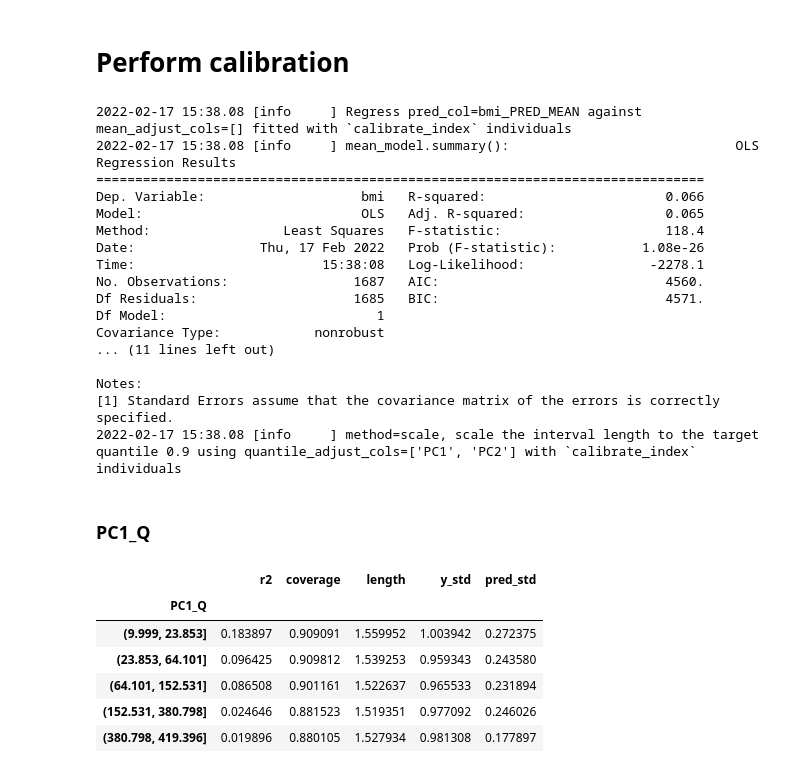
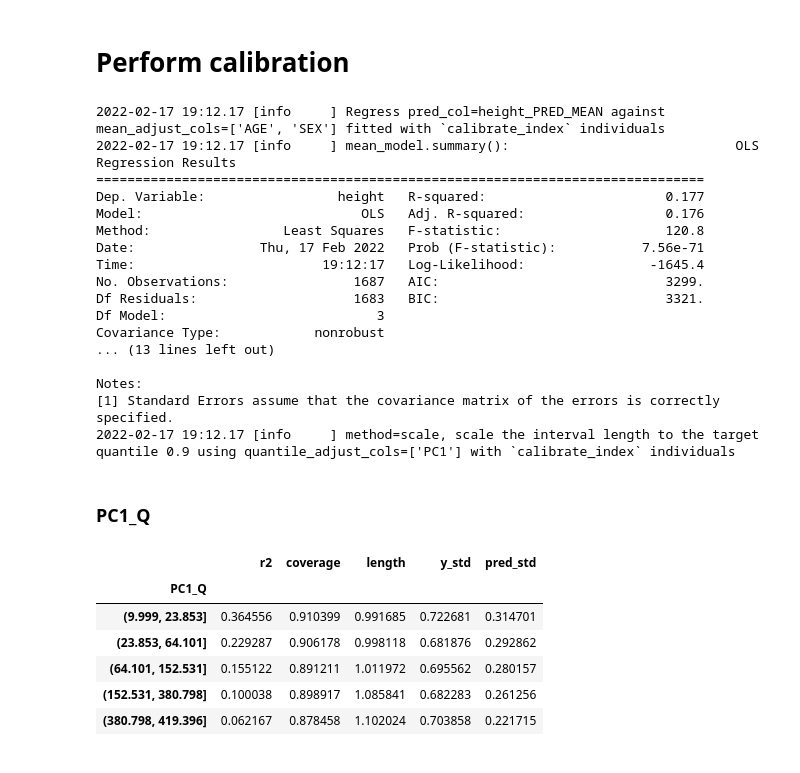
Before and after one commit to KangchengHou/calpred-manuscript, a Jupyter notebook: notebooks/calibrate-real.ipynb, the cells around one changed output. Saved outputs shown, nothing was run; the diff lists cells and outputs as text; code cells hidden in the pictures.

```diff
--- a/notebooks/calibrate-real.ipynb
+++ b/notebooks/calibrate-real.ipynb
@@ -36,7 +36,7 @@ df_info.index = df_info.index.astype(str) + "_" + df_info.index.astype(str)
 # df_trait_pheno["REAL"] = admix.data.quantile_normalize(df_trait_pheno["REAL"])
 
 # load trait prediction
-for trait in ["height", "ldl_direct", "bmi"]:
+for trait in ["ldl_direct", "bmi", "height"]:
     df_prs = pd.read_csv(f"DATA/{trait}.tsv.gz", sep="\t", index_col=0)
     df_info[trait] = admix.data.quantile_normalize(df_info[trait])
     df_info[f"{trait}_PRED_MEAN"] = df_prs["MEAN"].reindex(df_info.index)
@@ -45,6 +45,8 @@ for trait in ["height", "ldl_direct", "bmi"]:
 with open("DATA/uk_train.list") as f:
     train_list = ["_".join(l.strip().split("\t")) for l in f.readlines()]
     train_list = list(set(train_list) & set(df_info.index))
+# %%
+trait = "height"
 # %%
 # add covariate effects
 
@@ -174,53 +176,54 @@ df_calibrated = admix_prs.calibrate_pred(
     predstd_col=f"{trait}_PRED_STD",
     calibrate_idx=calibrate_idx,
     ci_method="scale",
-    ci_adjust_cols=["PC1", "PC2"],
+    mean_adjust_cols=["AGE", "SEX"],
+    ci_adjust_cols=["PC1"],
     ci=0.9,
 )
-covar_cols = [trait, "PC1", "PC1_Q", "PC2_Q", "SEX", "AGE_Q"]
+covar_cols = [trait, "PC1", "PC2", "PC1_Q", "PC2_Q", "SEX", "AGE_Q"]
 df_calibrated[covar_cols] = df_info[covar_cols].reindex(df_calibrated.index)
 
 for col in ["PC1_Q"]:
     display(Markdown(f"### {col}"))
 
     display(
         admix_prs.evaluate(
             df_calibrated.loc[
                 test_idx,
             ],
             y_col=trait,
             pred_col=f"{trait}_PRED_MEAN",
             predstd_col=f"{trait}_PRED_STD",
             group_col=col,
             ci=0.9,
         )
     )
 # %% [output]
-2022-02-17 15:38.08 [info     ] Regress pred_col=bmi_PRED_MEAN against mean_adjust_cols=[] fitted with `calibrate_index` individuals
-2022-02-17 15:38.08 [info     ] mean_model.summary():                             OLS Regression Results
+2022-02-17 19:12.17 [info     ] Regress pred_col=height_PRED_MEAN against mean_adjust_cols=['AGE', 'SEX'] fitted with `calibrate_index` individuals
+2022-02-17 19:12.17 [info     ] mean_model.summary():                             OLS Regression Results
 ==============================================================================
-Dep. Variable:                    bmi   R-squared:                       0.066
-Model:                            OLS   Adj. R-squared:                  0.065
-Method:                 Least Squares   F-statistic:                     118.4
-Date:                Thu, 17 Feb 2022   Prob (F-statistic):           1.08e-26
-Time:                        15:38:08   Log-Likelihood:                -2278.1
-No. Observations:                1687   AIC:                             4560.
-Df Residuals:                    1685   BIC:                             4571.
-Df Model:                           1
+Dep. Variable:                 height   R-squared:                       0.177
+Model:                            OLS   Adj. R-squared:                  0.176
+Method:                 Least Squares   F-statistic:                     120.8
+Date:                Thu, 17 Feb 2022   Prob (F-statistic):           7.56e-71
+Time:                        19:12:17   Log-Likelihood:                -1645.4
+No. Observations:                1687   AIC:                             3299.
+Df Residuals:                    1683   BIC:                             3321.
+Df Model:                           3
 Covariance Type:            nonrobust
-... (11 lines left out)
+... (13 lines left out)
 
 Notes:
 [1] Standard Errors assume that the covariance matrix of the errors is correctly specified.
-2022-02-17 15:38.08 [info     ] method=scale, scale the interval length to the target quantile 0.9 using quantile_adjust_cols=['PC1', 'PC2'] with `calibrate_index` individuals
+2022-02-17 19:12.17 [info     ] method=scale, scale the interval length to the target quantile 0.9 using quantile_adjust_cols=['PC1'] with `calibrate_index` individuals
 ### PC1_Q
 |  | r2 | coverage | length | y_std | pred_std |
 | PC1_Q |  |  |  |  |  |
-| (9.999, 23.853] | 0.183897 | 0.909091 | 1.559952 | 1.003942 | 0.272375 |
-| (23.853, 64.101] | 0.096425 | 0.909812 | 1.539253 | 0.959343 | 0.243580 |
-| (64.101, 152.531] | 0.086508 | 0.901161 | 1.522637 | 0.965533 | 0.231894 |
-| (152.531, 380.798] | 0.024646 | 0.881523 | 1.519351 | 0.977092 | 0.246026 |
-| (380.798, 419.396] | 0.019896 | 0.880105 | 1.527934 | 0.981308 | 0.177897 |
+| (9.999, 23.853] | 0.364556 | 0.910399 | 0.991685 | 0.722681 | 0.314701 |
+| (23.853, 64.101] | 0.229287 | 0.906178 | 0.998118 | 0.681876 | 0.292862 |
+| (64.101, 152.531] | 0.155122 | 0.891211 | 1.011972 | 0.695562 | 0.280157 |
+| (152.531, 380.798] | 0.100038 | 0.898917 | 1.085841 | 0.682283 | 0.261256 |
+| (380.798, 419.396] | 0.062167 | 0.878458 | 1.102024 | 0.703858 | 0.221715 |
 # %%
 df_tmp = df_calibrated.sample(n=500, random_state=42)
 admix_prs.uct_plot(
```
Also changed, not shown: parts of 7 cells of this notebook.
